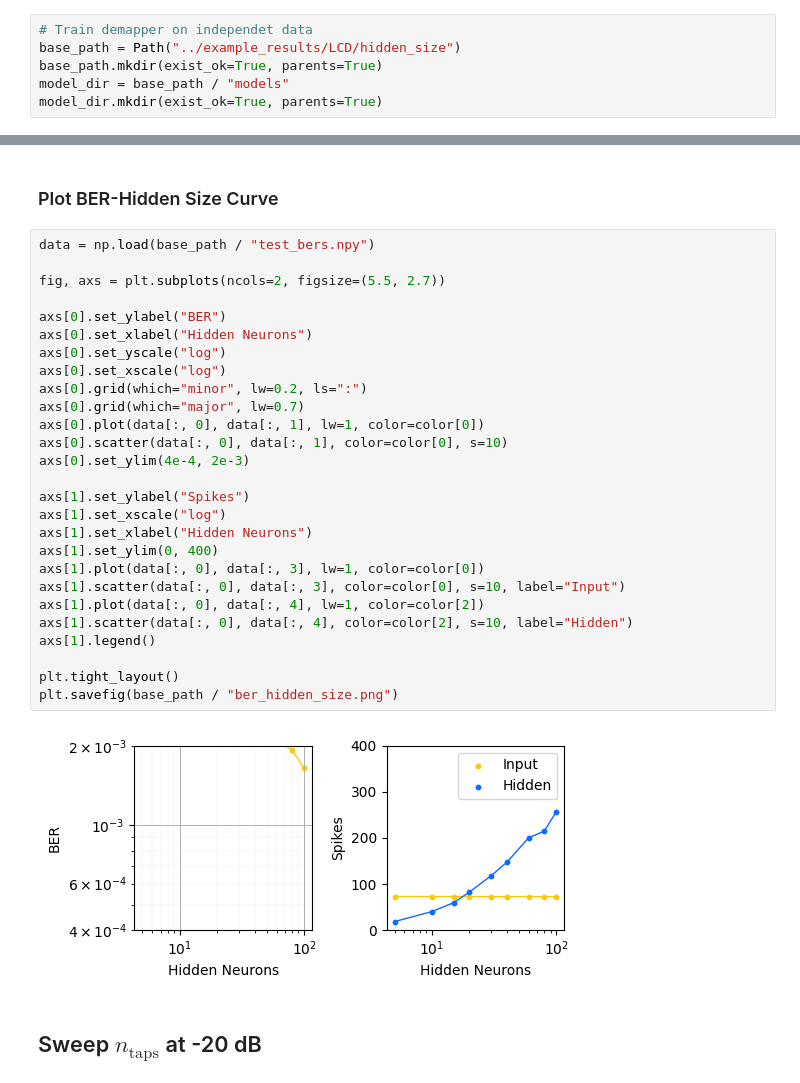
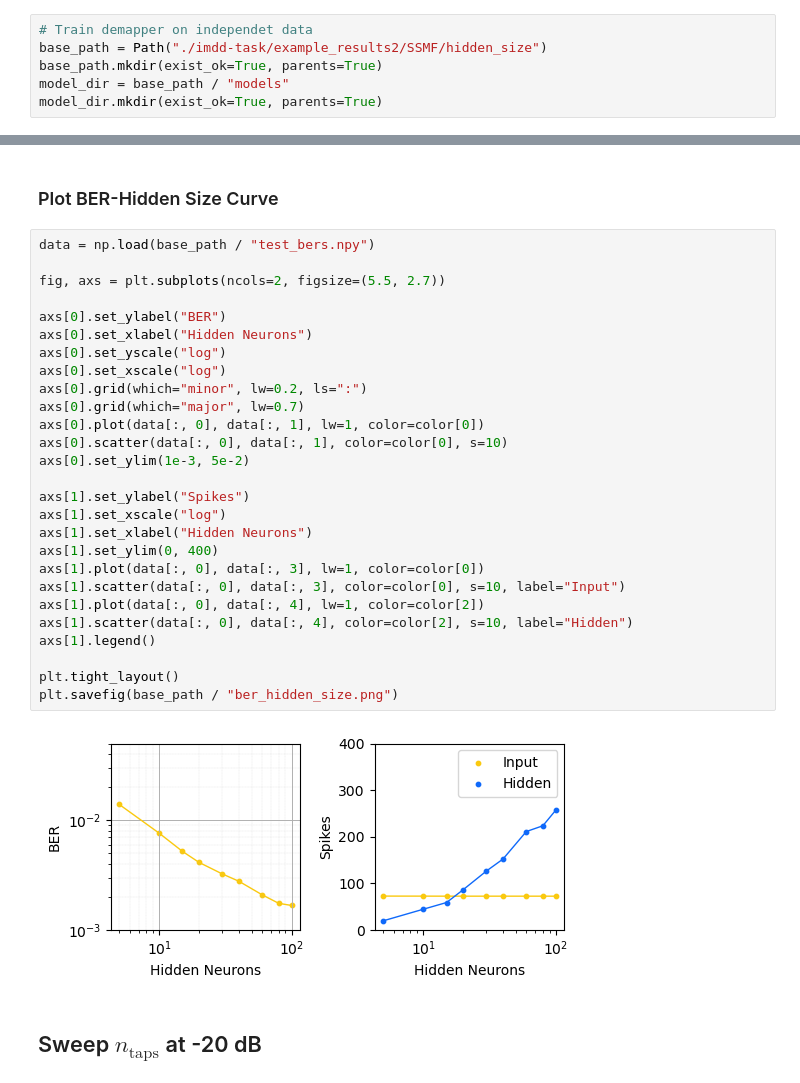
Before and after one commit to imdd-task/imdd-task, a Jupyter notebook: examples/SSMF_Task.ipynb, the cells around one changed output, grey strips where cells are left out. Saved outputs shown, nothing was run; the diff lists cells and outputs as text.

```diff
--- a/examples/SSMF_Task.ipynb
+++ b/examples/SSMF_Task.ipynb
@@ -523,7 +544,7 @@ axs.legend()
 Now we repeat the procedure but instead we keep the noise level constant at required value and sweep the number of neurons in the hidden layer.
 # %%
 # Train demapper on independet data
-base_path = Path("../example_results/LCD/hidden_size")
+base_path = Path("./imdd-task/example_results2/SSMF/hidden_size")
 base_path.mkdir(exist_ok=True, parents=True)
 model_dir = base_path / "models"
 model_dir.mkdir(exist_ok=True, parents=True)
@@ -650,32 +669,32 @@ Tested Demapper for 100. BER = 0.0016434425488114357, n_false = 2005, rate = 256
 # %%
 data = np.load(base_path / "test_bers.npy")
 
 fig, axs = plt.subplots(ncols=2, figsize=(5.5, 2.7))
 
 axs[0].set_ylabel("BER")
 axs[0].set_xlabel("Hidden Neurons")
 axs[0].set_yscale("log")
 axs[0].set_xscale("log")
 axs[0].grid(which="minor", lw=0.2, ls=":")
 axs[0].grid(which="major", lw=0.7)
 axs[0].plot(data[:, 0], data[:, 1], lw=1, color=color[0])
 axs[0].scatter(data[:, 0], data[:, 1], color=color[0], s=10)
-axs[0].set_ylim(4e-4, 2e-3)
+axs[0].set_ylim(1e-3, 5e-2)
 
 axs[1].set_ylabel("Spikes")
 axs[1].set_xscale("log")
 axs[1].set_xlabel("Hidden Neurons")
 axs[1].set_ylim(0, 400)
 axs[1].plot(data[:, 0], data[:, 3], lw=1, color=color[0])
 axs[1].scatter(data[:, 0], data[:, 3], color=color[0], s=10, label="Input")
 axs[1].plot(data[:, 0], data[:, 4], lw=1, color=color[2])
 axs[1].scatter(data[:, 0], data[:, 4], color=color[2], s=10, label="Hidden")
 axs[1].legend()
 
 plt.tight_layout()
 plt.savefig(base_path / "ber_hidden_size.png")
 # %% [output]
-[figure, old version]
+[figure, new version]
 # %% [markdown]
 ## Sweep $n_\text{taps}$ at -20 dB
 # %%
```
Also changed, not shown: parts of 15 cells of this notebook, 3 other files.
